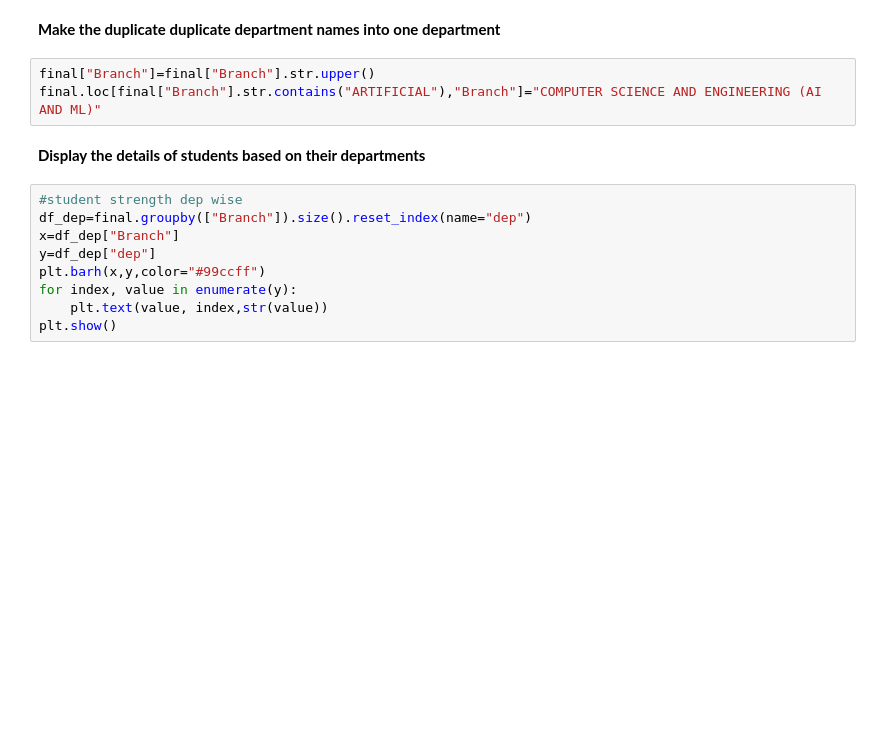
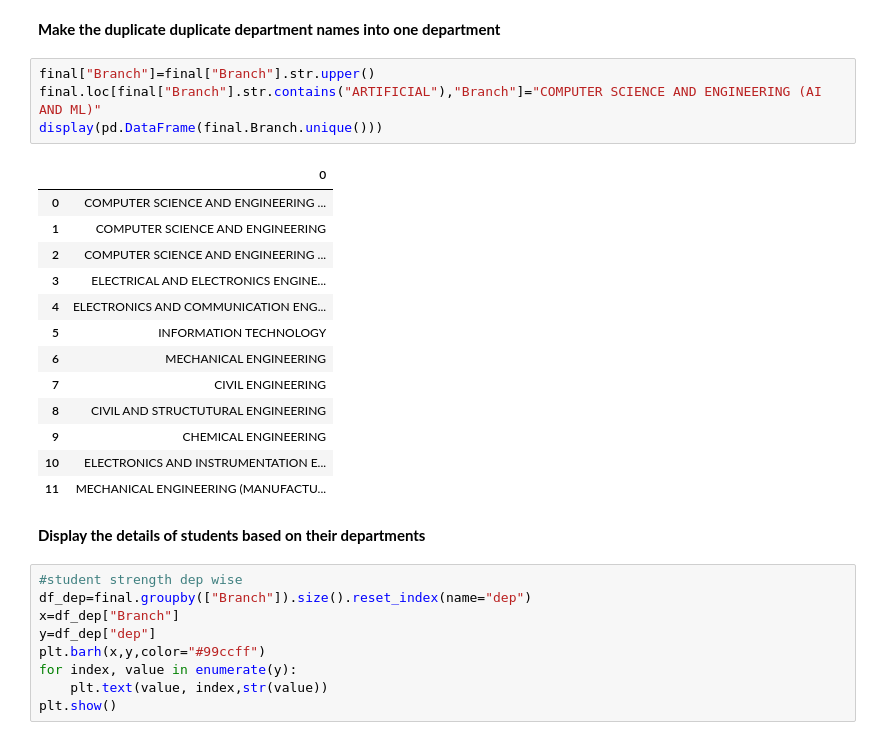
Before and after one commit to Rajadurai2/fun-programs-, a Jupyter notebook: AU.ipynb, the cells around one changed output. Saved outputs shown, nothing was run; the diff lists cells and outputs as text; blank space fills up the shorter version.

```diff
--- a/AU.ipynb
+++ b/AU.ipynb
@@ -116,6 +125,21 @@ array(['Computer Science and Engineering (Artificial Intelligence and Machine Le
 # %%
 final["Branch"]=final["Branch"].str.upper()
 final.loc[final["Branch"].str.contains("ARTIFICIAL"),"Branch"]="COMPUTER SCIENCE AND ENGINEERING (AI AND ML)"
+display(pd.DataFrame(final.Branch.unique()))
+# %% [output]
+|  | 0 |
+| 0 | COMPUTER SCIENCE AND ENGINEERING ... |
+| 1 | COMPUTER SCIENCE AND ENGINEERING |
+| 2 | COMPUTER SCIENCE AND ENGINEERING ... |
+| 3 | ELECTRICAL AND ELECTRONICS ENGINE... |
+| 4 | ELECTRONICS AND COMMUNICATION ENG... |
+| 5 | INFORMATION TECHNOLOGY |
+| 6 | MECHANICAL ENGINEERING |
+| 7 | CIVIL ENGINEERING |
+| 8 | CIVIL AND STRUCTUTURAL ENGINEERING |
+| 9 | CHEMICAL ENGINEERING |
+| 10 | ELECTRONICS AND INSTRUMENTATION E... |
+| 11 | MECHANICAL ENGINEERING (MANUFACTU... |
 # %% [markdown]
 <b>Display the details of students based on their departments</b>
 # %%
```
Also changed, not shown: parts of 8 cells of this notebook.
